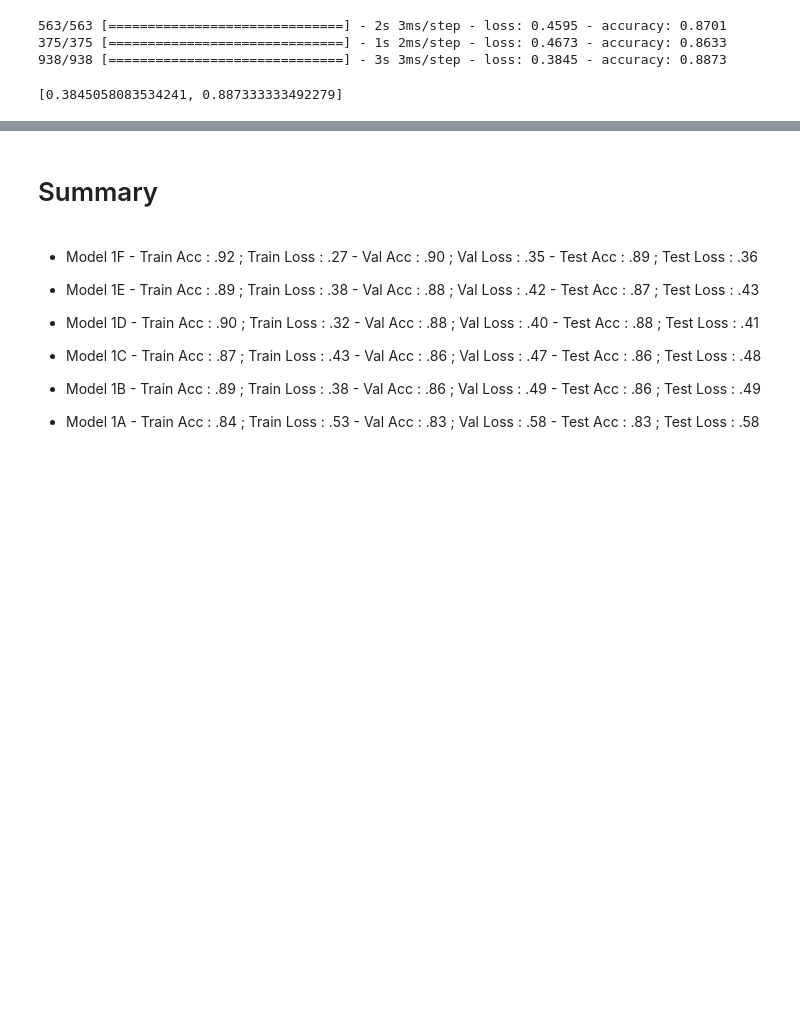
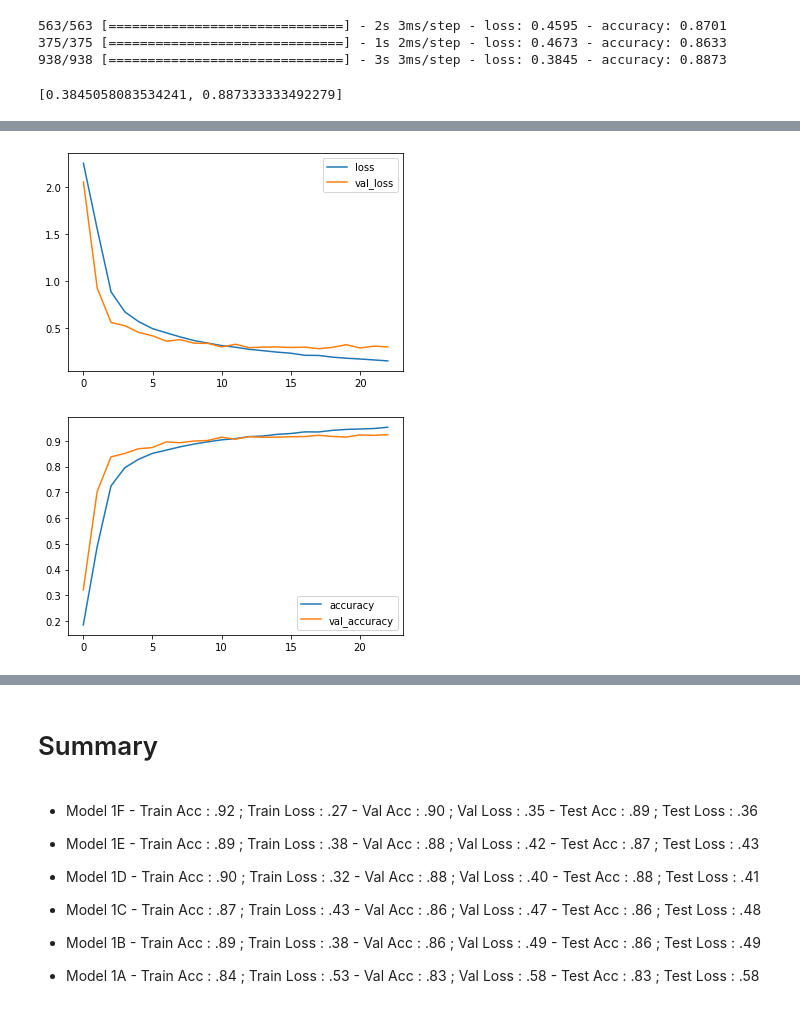
Before and after one commit to RiseAboveAll/SVHN, a Jupyter notebook: SVHN_Convnet.ipynb, the cells around one changed output, grey strips where cells are left out. Saved outputs shown, nothing was run; the diff lists cells and outputs as text; code cells hidden in the pictures; blank space fills up the shorter version.

```diff
--- a/SVHN_Convnet.ipynb
+++ b/SVHN_Convnet.ipynb
@@ -763,15 +766,16 @@ datagen = ImageDataGenerator(rotation_range=8,
                              zoom_range=[0.95, 1.05],
                              height_shift_range=0.10,
                              shear_range=0.15)
-optimizer=Adam(learning_rate=1e-5,amsgrad=True)
+optimizer=SGD(learning_rate=1e-3,momentum=.9 )
+#optimizer=Adam(learning_rate=1e-5,amsgrad=True)
 #lr_schedule = LearningRateScheduler(lambda epoch: 1e-5 * 10**(epoch / 10))
-early_stopping = EarlyStopping(patience=8)
+early_stopping = EarlyStopping(monitor='val_loss',patience=5,restore_best_weights=True)
 model_checkpoint = ModelCheckpoint(
                    '/content/drive/MyDrive/Projects/SVHN/Convolution_Checkpoints/best_cnn.h5',
                    save_best_only=True)
 model.compile(loss=categorical_crossentropy,optimizer=optimizer,metrics=['accuracy'])
 #history=model.fit(x_train,Y_train,validation_data=(x_val,Y_val),epochs=100,batch_size=32,verbose=1)
-history = model.fit(datagen.flow(x_train, Y_train, batch_size=32),
-                              epochs=100, validation_data=(x_val, Y_val),
+history = model.fit(datagen.flow(x_train, Y_train, batch_size=128),
+                              epochs=50, validation_data=(x_val, Y_val),
                               callbacks=[early_stopping,model_checkpoint])
 # %% [output]
@@ -788,0 +799,8 @@ Epoch 6/100
+# %%
+history_df = pd.DataFrame(history.history)
+history_df.loc[:, ['loss', 'val_loss']].plot();
+print("Minimum validation loss: {}".format(history_df['val_loss'].min()))
+history_df = pd.DataFrame(history.history)
+history_df.loc[:, ['accuracy', 'val_accuracy']].plot();
+#print("Minimum validation loss: {}".format(history_df['val_loss'].min()))
+# %% [output]
@@ -788,0 +808,2 @@ Epoch 6/100
+[figure, added]
+[figure, added]
```
Also changed, not shown: parts of 12 cells of this notebook.
